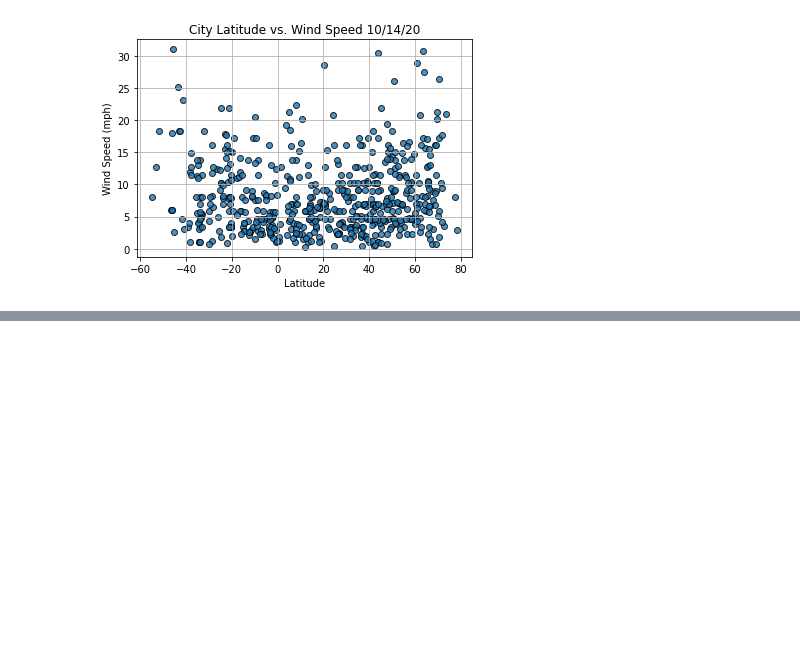
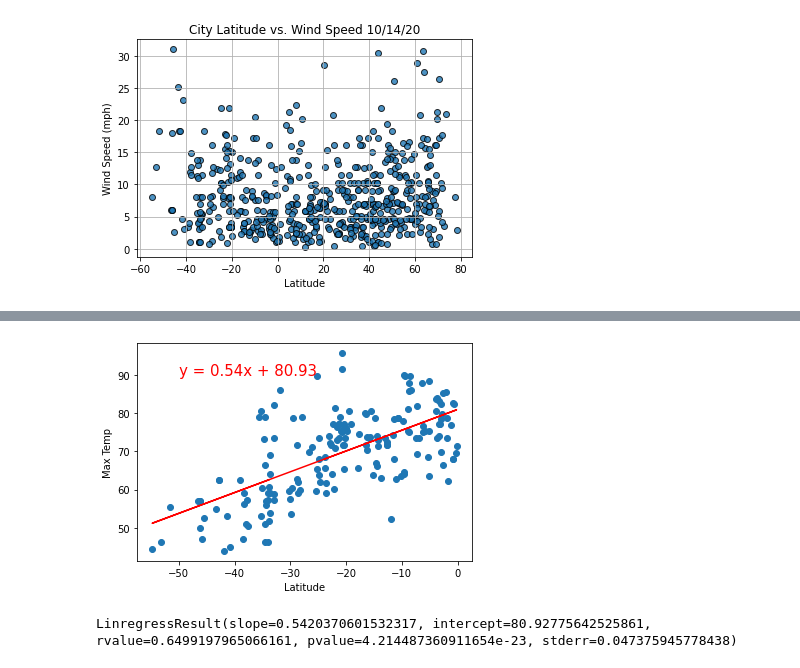
Before and after one commit to greensleeves8/World_Weather_Analysis, a Jupyter notebook: WeatherPy.ipynb, the cells around one changed output, grey strips where cells are left out. Drawn from its saved outputs; the diff is of its cells as text; code cells hidden in the pictures; blank space fills up the shorter version.

```diff
--- a/WeatherPy.ipynb
+++ b/WeatherPy.ipynb
@@ -241,0 +292,13 @@ plt.show()
+# %%
+# Linear regression on the Southern Hemisphere
+x_values = southern_hemi_df["Lat"]
+y_values = southern_hemi_df["Max Temp"]
+# Call the function.
+plot_linear_regression(x_values, y_values,
+                       'Linear Regression on the Southern Hemisphere for Maximum Temperature', 'Max Temp',(-50,90))
+# %% [output]
+[figure, added]
+# %%
+linregress(x_values, y_values)
+# %% [output]
+LinregressResult(slope=0.5420370601532317, intercept=80.92775642525861, rvalue=0.6499197965066161, pvalue=4.214487360911654e-23, stderr=0.047375945778438)
```
Also changed, not shown: parts of 11 cells of this notebook.
